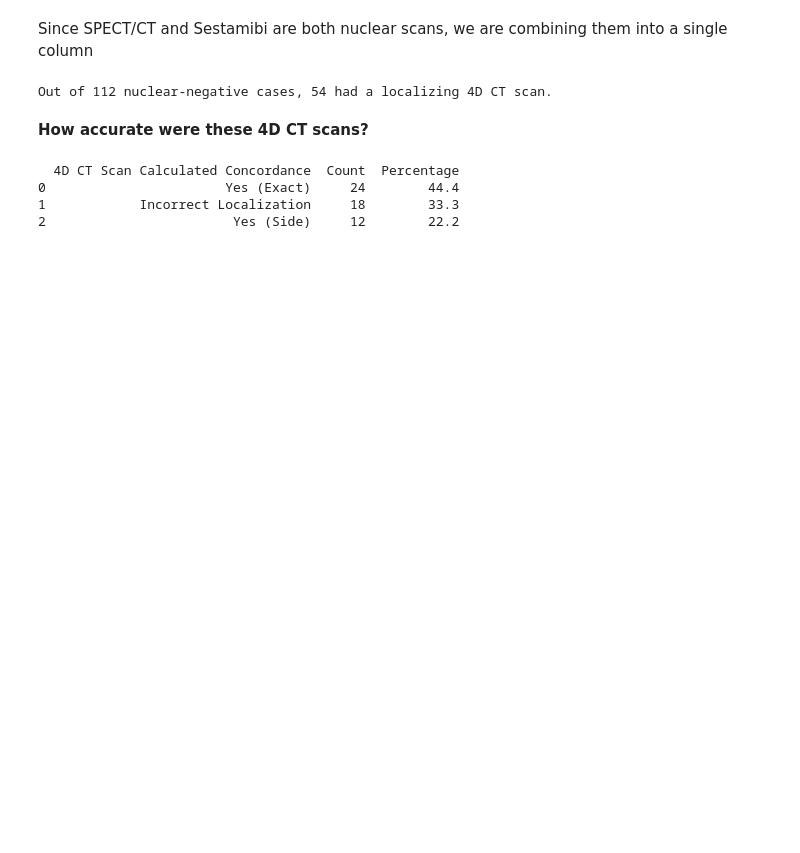
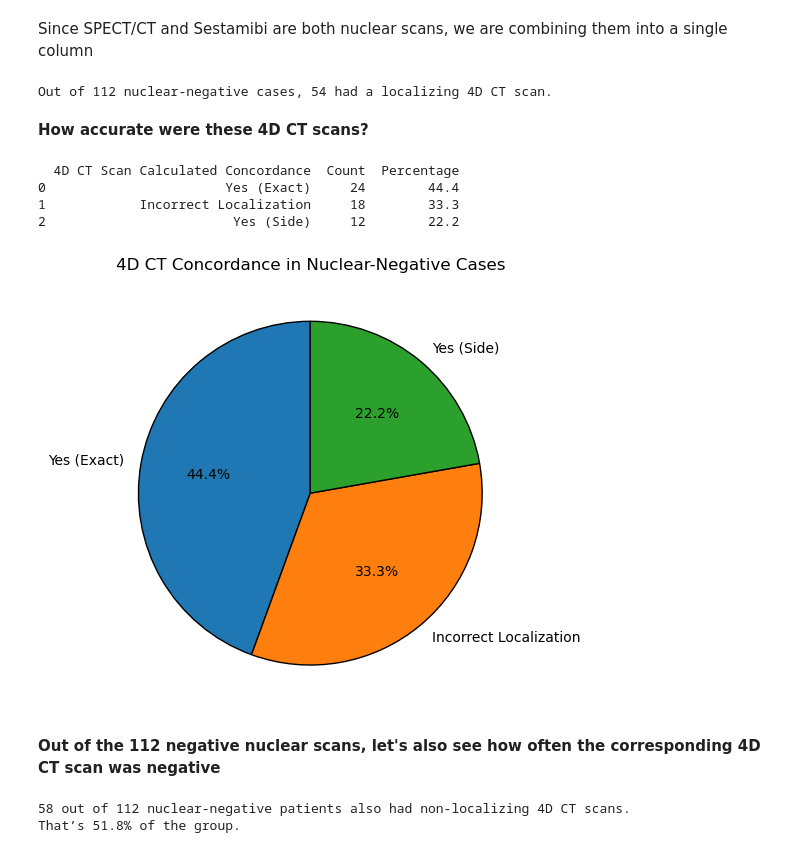
Before and after one commit to Jonah-Schwartz521/parathyroid-imaging-evaluation, a Jupyter notebook: Neg_nuclear_pos_4dct.ipynb, the cells around one changed output. Saved outputs shown, nothing was run; the diff lists cells and outputs as text; code cells hidden in the pictures; blank space fills up the shorter version.

Commit message:
Added pie chart for 4D CT concordance in nuclear-negative cases

```diff
--- a/Neg_nuclear_pos_4dct.ipynb
+++ b/Neg_nuclear_pos_4dct.ipynb
@@ -78,3 +79,37 @@ print(summary_df)
 0                       Yes (Exact)     24        44.4
 1            Incorrect Localization     18        33.3
 2                        Yes (Side)     12        22.2
+# %%
+summary_df.set_index('4D CT Scan Calculated Concordance').plot.pie(
+    y='Count',
+    autopct='%1.1f%%',
+    startangle=90,
+    legend=False,
+    ylabel='',
+     wedgeprops={'edgecolor': 'black', 'linewidth': 1}
+)
+plt.title('4D CT Concordance in Nuclear-Negative Cases')
+plt.tight_layout()
+plt.show()
+# %% [output]
+[figure, added]
+# %% [markdown]
+**Out of the 112 negative nuclear scans, let's also see how often the corresponding 4D CT scan was negative**
+# %%
+# create a function that defines non-localizing
+def is_non_localizing(scan):
+    return pd.isnull(scan) or scan.strip() in ['No Scan', 'Non-localizing']
+
+# apply this function
+neg_nuclear['4D CT Non-localizing'] = neg_nuclear['4D CT Scan'].apply(is_non_localizing)
+
+# calculate count and percentage
+n_non_localizing = neg_nuclear['4D CT Non-localizing'].sum()
+n_total = neg_nuclear.shape[0]
+pct_non_localizing = (n_non_localizing / n_total) * 100
+
+print(f"{n_non_localizing} out of {n_total} nuclear-negative patients also had non-localizing 4D CT scans.")
+print(f"That’s {pct_non_localizing:.1f}% of the group.")
+# %% [output]
+58 out of 112 nuclear-negative patients also had non-localizing 4D CT scans.
+That’s 51.8% of the group.
```
Also changed, not shown: parts of 1 cell of this notebook.
